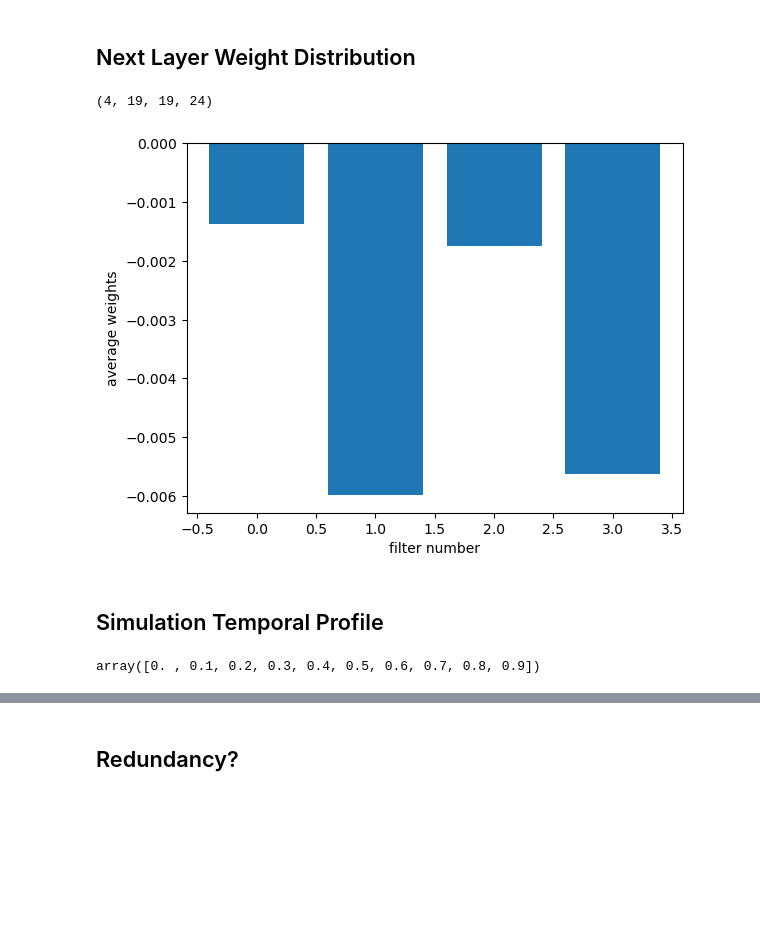
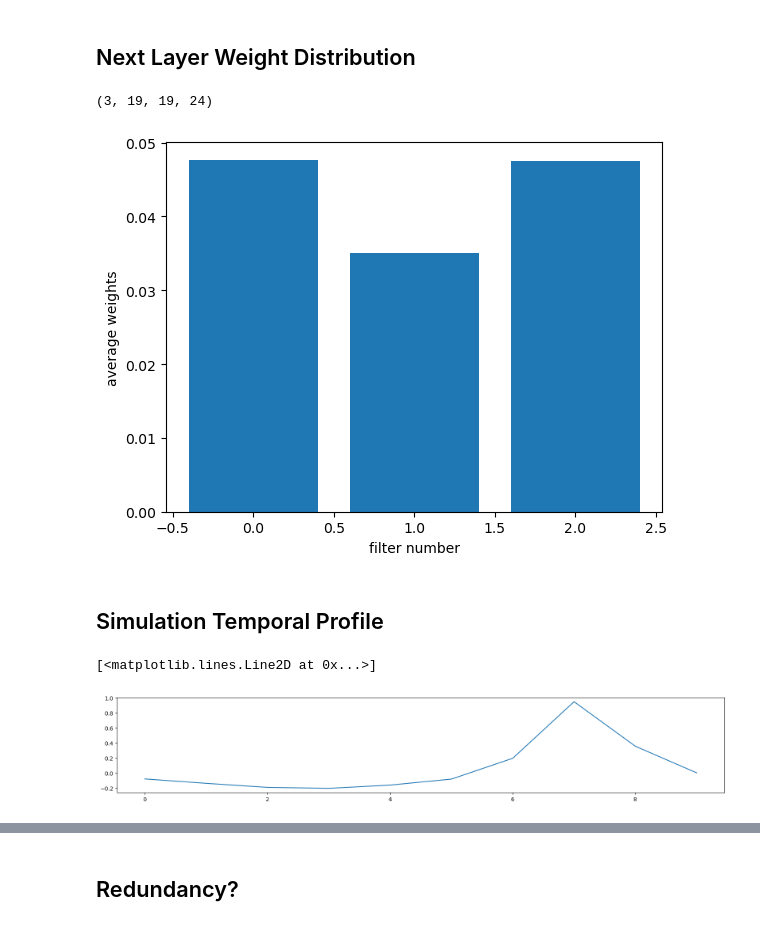
Before and after one commit to IsabelF98/Cloud_SynthData_Proj, a Jupyter notebook: LGN_units.ipynb, the cells around one changed output, grey strips where cells are left out. Saved outputs shown, nothing was run; the diff lists cells and outputs as text; code cells hidden in the pictures; blank space fills up the shorter version.

```diff
--- a/LGN_units.ipynb
+++ b/LGN_units.ipynb
@@ -367,0 +385,3 @@ GPU Available: True, GPU Used: True
+# %%
+filters_12 = LGN_12_cnn.get_weights(ffnet_target=0,layer_target=0)
+filters_12.shape
@@ -367,0 +396,8 @@ GPU Available: True, GPU Used: True
+# %%
+ss(3,4)
+for i in range(12):
+    plt.subplot(3,4,i+1)
+    imagesc(filters_12[:,:,-3,i], balanced=True)
+    plt.axis('off')
+plt.tight_layout()
+plt.show()
@@ -777,17 +816,17 @@ plt.show()
 # %% [markdown]
 ## Next Layer Weight Distribution
 # %%
-next_layer_weights = cnn3.get_weights(ffnet_target=0,layer_target=1)
+next_layer_weights = cnn.get_weights(ffnet_target=0,layer_target=1)
 next_layer_weights.shape
 # %% [output]
-(4, 19, 19, 24)
+(3, 19, 19, 24)
 # %%
-plt.bar(np.arange(0,4,1),np.mean(next_layer_weights,axis=(1,2,3)))
+plt.bar(np.arange(0,3,1),np.mean(np.abs(next_layer_weights),axis=(1,2,3)))
 plt.xlabel('filter number')
 plt.ylabel('average weights')
 plt.show()
 # %% [output]
-[figure, old version]
+[figure, new version]
 # %% [markdown]
 ## Simulation Temporal Profile
 # %%
@@ -820,7 +859,15 @@ def f_s(X):
 def g_s(T):
     return g_c(T-td)
 # %%
-T = np.arange(0,1,0.1)
-response = r(
+T = np.arange(0,160,16)
+true_temp = g_c(T)
+#avg_temp = np.zeros(10)
+#for i in range(1,10):
+#    avg_temp[i] = np.mean(true_temp[(i*16)-16:(i*16)])
+#print(avg_temp.shape)
-# %% [output]
-array([0. , 0.1, 0.2, 0.3, 0.4, 0.5, 0.6, 0.7, 0.8, 0.9])
+# %%
+ss()
+plt.plot(true_temp[::-1])
+# %% [output]
+[<matplotlib.lines.Line2D at 0x...>]
+[figure, added]
```
Also changed, not shown: parts of 17 cells of this notebook.
